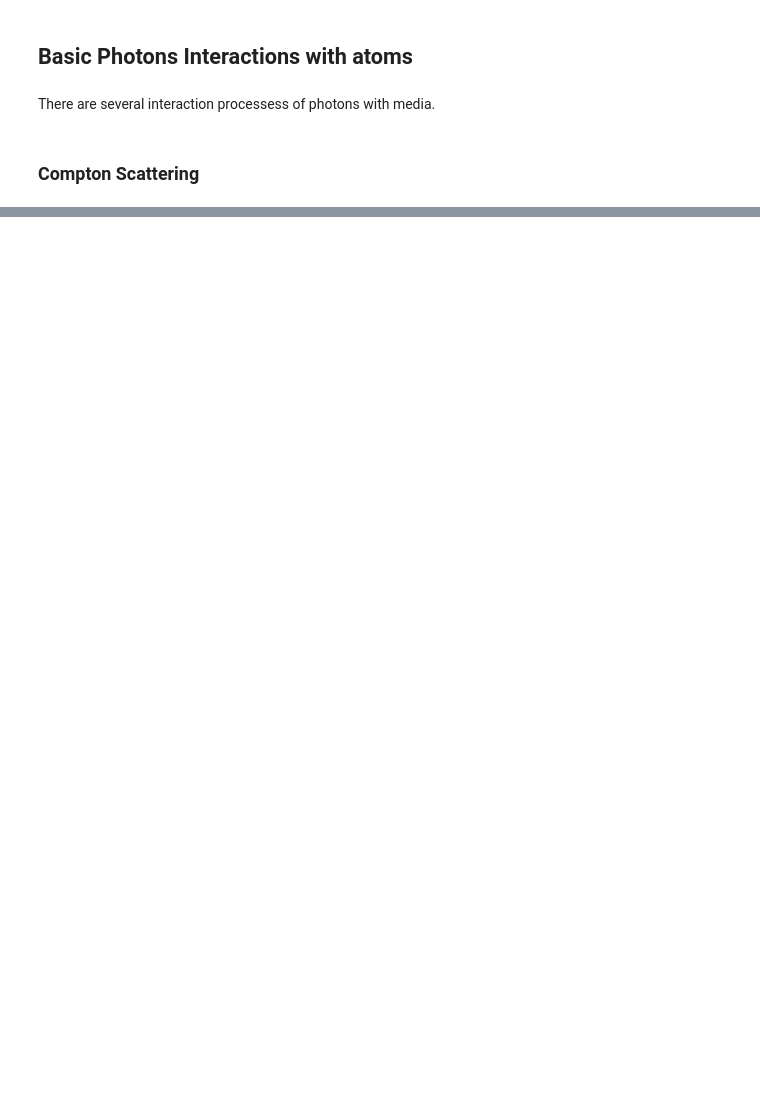
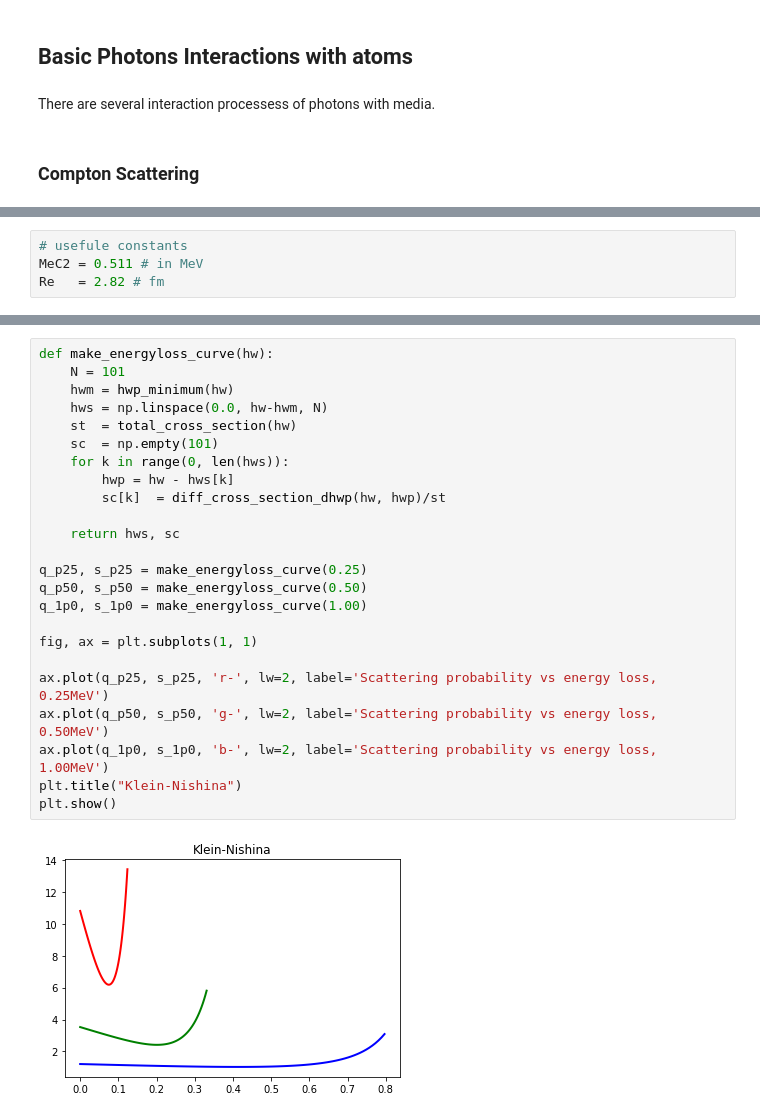
Before and after one commit to Tatiana-Krivosheev/Radiation-Transport-with-Monte-Carlo, a Jupyter notebook: GammaTransport.ipynb, the cells around one changed output, grey strips where cells are left out. Saved outputs shown, nothing was run; the diff lists cells and outputs as text; blank space fills up the shorter version.

```diff
--- a/GammaTransport.ipynb
+++ b/GammaTransport.ipynb
@@ -106,0 +115,4 @@ $$
+# %%
+# usefule constants
+MeC2 = 0.511 # in MeV
+Re   = 2.82 # fm
@@ -106,0 +165,26 @@ $$
+# %%
+def make_energyloss_curve(hw):
+    N = 101
+    hwm = hwp_minimum(hw)
+    hws = np.linspace(0.0, hw-hwm, N)
+    st  = total_cross_section(hw)
+    sc  = np.empty(101)
+    for k in range(0, len(hws)):
+        hwp = hw - hws[k]
+        sc[k]  = diff_cross_section_dhwp(hw, hwp)/st
+
+    return hws, sc
+
+q_p25, s_p25 = make_energyloss_curve(0.25)
+q_p50, s_p50 = make_energyloss_curve(0.50)
+q_1p0, s_1p0 = make_energyloss_curve(1.00)
+
+fig, ax = plt.subplots(1, 1)
+
+ax.plot(q_p25, s_p25, 'r-', lw=2, label='Scattering probability vs energy loss, 0.25MeV')
+ax.plot(q_p50, s_p50, 'g-', lw=2, label='Scattering probability vs energy loss, 0.50MeV')
+ax.plot(q_1p0, s_1p0, 'b-', lw=2, label='Scattering probability vs energy loss, 1.00MeV')
+plt.title("Klein-Nishina")
+plt.show()
+# %% [output]
+[figure, added]
```
Also changed, not shown: parts of 11 cells of this notebook, 1 other file.
